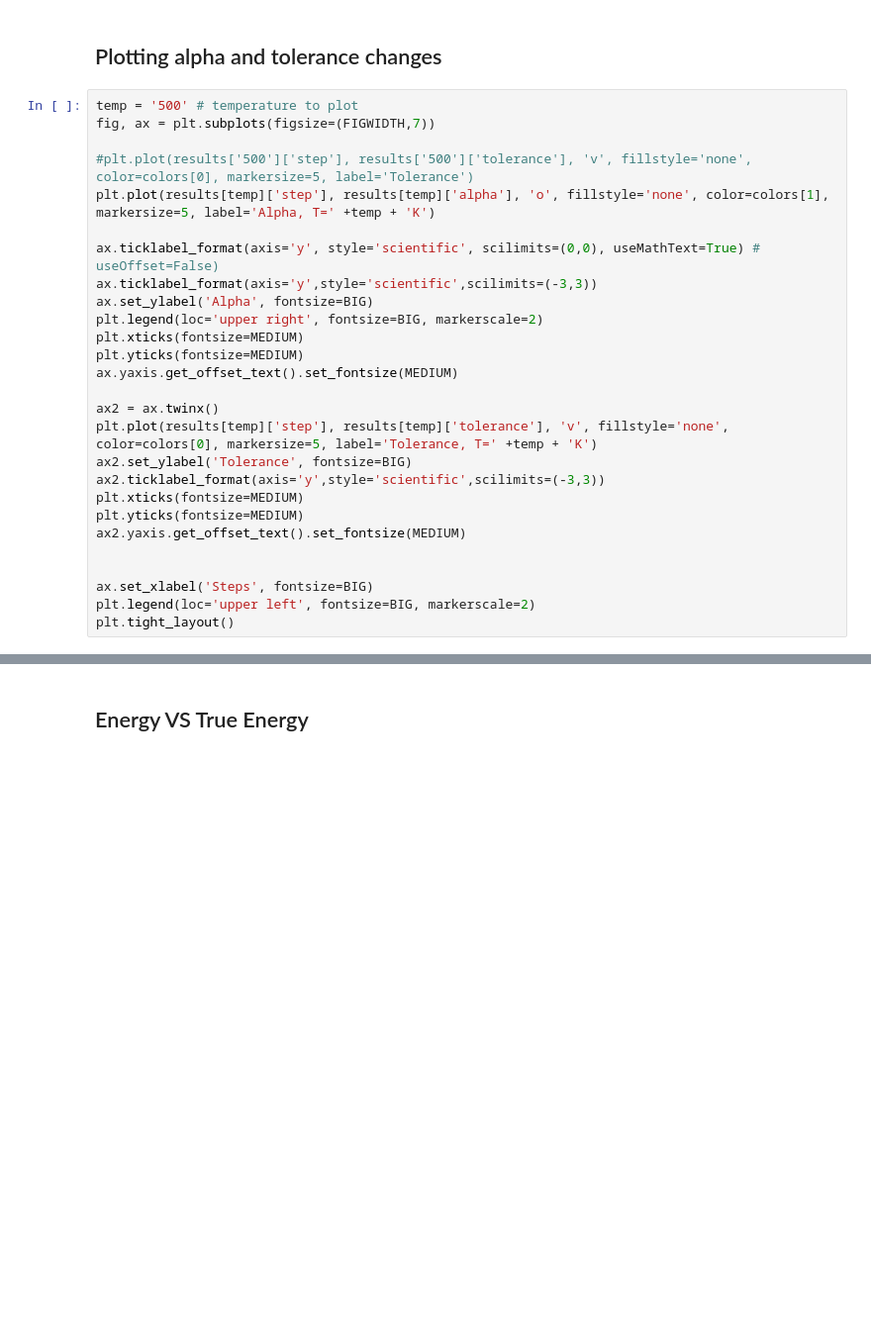
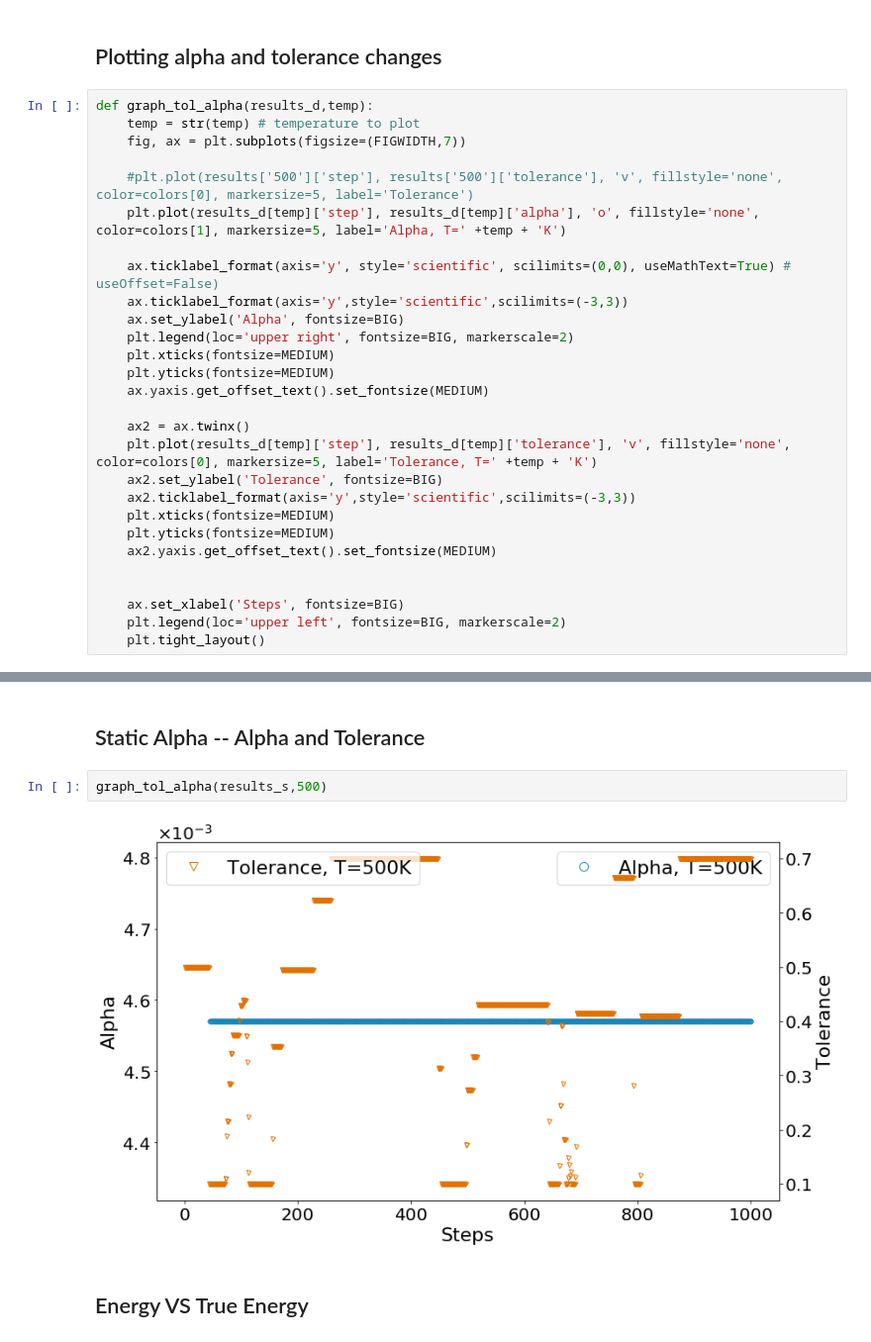
Before and after one commit to YulianaGomez/proxima_analysis, a Jupyter notebook: notebooks/Integrated.ipynb, the cells around one changed output, grey strips where cells are left out. Shown at 99% size. Cells and saved outputs as stored; diff of their text form; blank space fills up the shorter version.

Commit message:
update graphs for static and dynamic alpha and tolerance comparison

```diff
--- a/notebooks/Integrated.ipynb
+++ b/notebooks/Integrated.ipynb
@@ -586,29 +599,30 @@ results['500']
 # %% [markdown]
 ## Plotting alpha and tolerance changes
 # %%
-temp = '500' # temperature to plot
-fig, ax = plt.subplots(figsize=(FIGWIDTH,7))
+def graph_tol_alpha(results_d,temp):
+    temp = str(temp) # temperature to plot
+    fig, ax = plt.subplots(figsize=(FIGWIDTH,7))
 
-#plt.plot(results['500']['step'], results['500']['tolerance'], 'v', fillstyle='none', color=colors[0], markersize=5, label='Tolerance')
-plt.plot(results[temp]['step'], results[temp]['alpha'], 'o', fillstyle='none', color=colors[1], markersize=5, label='Alpha, T=' +temp + 'K')
+    #plt.plot(results['500']['step'], results['500']['tolerance'], 'v', fillstyle='none', color=colors[0], markersize=5, label='Tolerance')
+    plt.plot(results_d[temp]['step'], results_d[temp]['alpha'], 'o', fillstyle='none', color=colors[1], markersize=5, label='Alpha, T=' +temp + 'K')
 
-ax.ticklabel_format(axis='y', style='scientific', scilimits=(0,0), useMathText=True) # useOffset=False)
-ax.ticklabel_format(axis='y',style='scientific',scilimits=(-3,3))
-ax.set_ylabel('Alpha', fontsize=BIG)
-plt.legend(loc='upper right', fontsize=BIG, markerscale=2)
-plt.xticks(fontsize=MEDIUM)
-plt.yticks(fontsize=MEDIUM)
-ax.yaxis.get_offset_text().set_fontsize(MEDIUM)
+    ax.ticklabel_format(axis='y', style='scientific', scilimits=(0,0), useMathText=True) # useOffset=False)
+    ax.ticklabel_format(axis='y',style='scientific',scilimits=(-3,3))
+    ax.set_ylabel('Alpha', fontsize=BIG)
+    plt.legend(loc='upper right', fontsize=BIG, markerscale=2)
+    plt.xticks(fontsize=MEDIUM)
+    plt.yticks(fontsize=MEDIUM)
+    ax.yaxis.get_offset_text().set_fontsize(MEDIUM)
 
-ax2 = ax.twinx()
-plt.plot(results[temp]['step'], results[temp]['tolerance'], 'v', fillstyle='none', color=colors[0], markersize=5, label='Tolerance, T=' +temp + 'K')
-ax2.set_ylabel('Tolerance', fontsize=BIG)
-ax2.ticklabel_format(axis='y',style='scientific',scilimits=(-3,3))
-plt.xticks(fontsize=MEDIUM)
-plt.yticks(fontsize=MEDIUM)
-ax2.yaxis.get_offset_text().set_fontsize(MEDIUM)
+    ax2 = ax.twinx()
+    plt.plot(results_d[temp]['step'], results_d[temp]['tolerance'], 'v', fillstyle='none', color=colors[0], markersize=5, label='Tolerance, T=' +temp + 'K')
+    ax2.set_ylabel('Tolerance', fontsize=BIG)
+    ax2.ticklabel_format(axis='y',style='scientific',scilimits=(-3,3))
+    plt.xticks(fontsize=MEDIUM)
+    plt.yticks(fontsize=MEDIUM)
+    ax2.yaxis.get_offset_text().set_fontsize(MEDIUM)
 
 
-ax.set_xlabel('Steps', fontsize=BIG)
-plt.legend(loc='upper left', fontsize=BIG, markerscale=2)
-plt.tight_layout()
+    ax.set_xlabel('Steps', fontsize=BIG)
+    plt.legend(loc='upper left', fontsize=BIG, markerscale=2)
+    plt.tight_layout()
@@ -617,3 +635,9 @@ plt.tight_layout()
+# %% [markdown]
+## Static Alpha --  Alpha and Tolerance
+# %%
+graph_tol_alpha(results_s,500)
+# %% [output]
+[figure, added]
 # %% [markdown]
 ## Energy VS True Energy
 # %%
```
Also changed, not shown: parts of 8 cells of this notebook.
